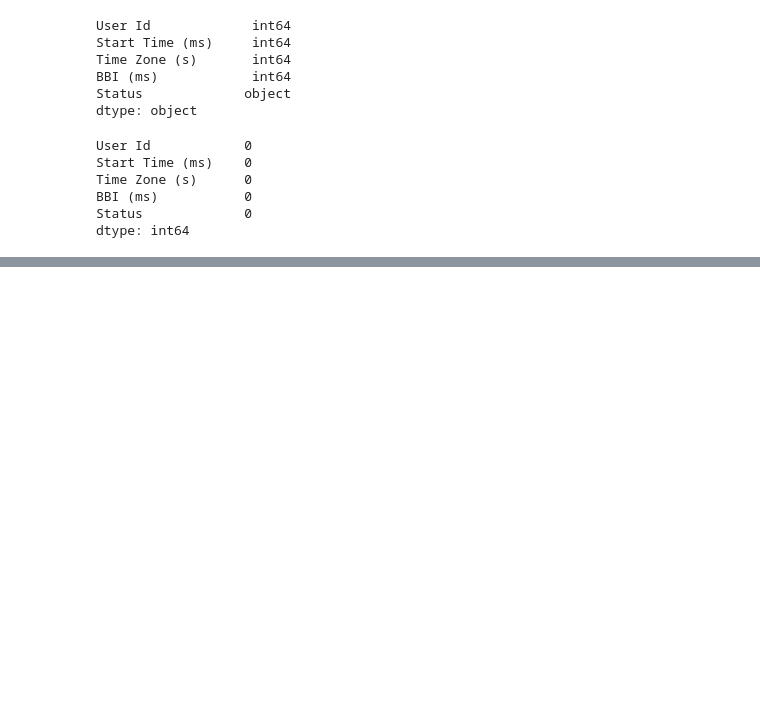
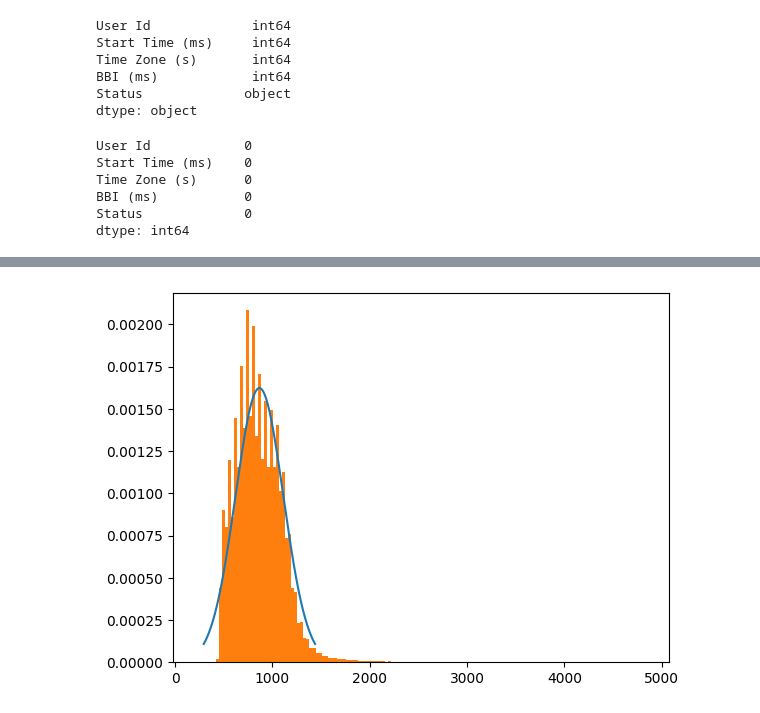
Before and after one commit to mol2people/tiktok_hrv, a Jupyter notebook: eda_hrv.ipynb, the cells around one changed output, grey strips where cells are left out. Cells and saved outputs as stored; diff of their text form; code cells hidden in the pictures; blank space fills up the shorter version.

Commit message:
some basic EDA with pics on test data

```diff
--- a/eda_hrv.ipynb
+++ b/eda_hrv.ipynb
@@ -105,0 +179,22 @@ dtype: int64
+# %%
+# lets see how moments etc look like in groups, and also across entire data, and for reference normal dist of given mean/std
+
+f = lambda v: [ np.mean(v).round(1), np.median(v).round(1), np.std(v).round(1), scipy.stats.skew(v).round(1), scipy.stats.kurtosis(v).round(1)]
+
+# in stratified data
+gr_robust = df.groupby(['User Id', 'Status', hour])['BBI (ms)']\
+    .agg(['mean', 'median', 'std', 'skew', pd.Series.kurt ])\
+    .groupby(level=[0,1]).mean().round(1)\
+    .rename(columns={'mean':'mean BBI', 'median':'median BBI'})
+
+# all data
+gr_robust.loc[ ('all', 'all'), : ] = f( df['BBI (ms)'] )
+
+# ref dist
+ref_norm = scipy.stats.norm(loc=df['BBI (ms)'].mean(), scale=df['BBI (ms)'].std()) # loc is mean, scale is std
+x = np.linspace(ref_norm.ppf(0.01), ref_norm.ppf(0.99), 1000)
+gr_robust.loc[ ('ref', 'ref'), : ] = f( x )
+
+gr_robust
+#gr_robust.groupby(level=[0,1]).mean().round(1)\
+#    .rename(columns={'mean':'mean BBI', 'median':'median BBI'}) # seems like in the low confidence group
@@ -105,0 +212,10 @@ dtype: int64
+# %%
+# compare all BBI with a normal
+
+fig, ax = plt.subplots(nrows=1, ncols=1)
+
+ax.plot(x, ref_norm.pdf(x))
+ax.hist(df.loc[df['BBI (ms)']<5_000, 'BBI (ms)'], bins=150, density=True)
+plt.show()
+# %% [output]
+[figure, added]
```
Also changed, not shown: parts of 13 cells of this notebook.
